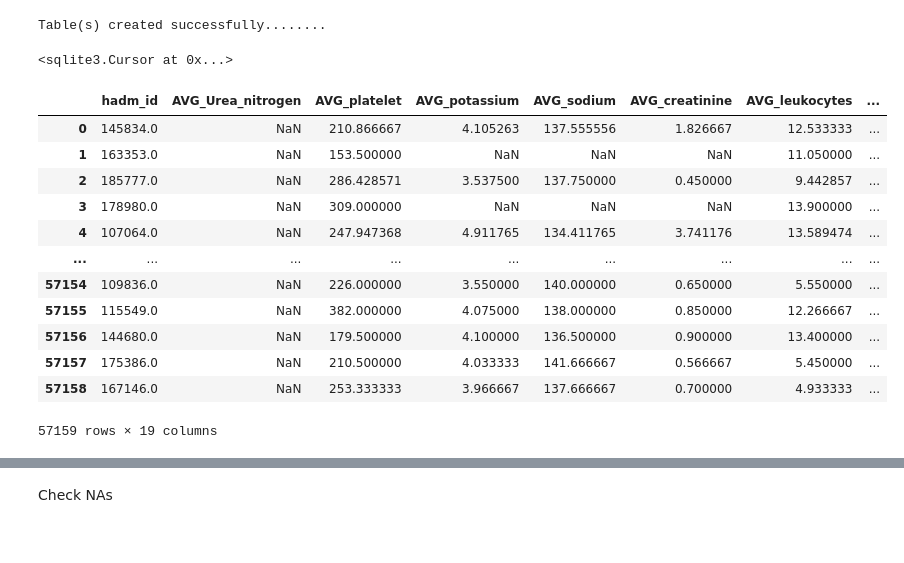
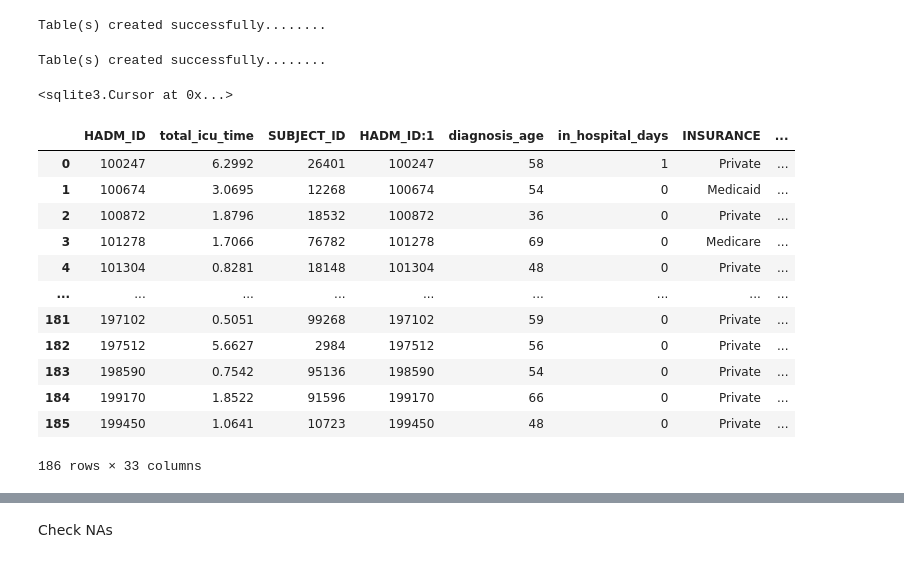
Before and after one commit to HuangruiChu/MIMIC-III-Breast-Cancer-study, a Jupyter notebook: MIMIC_Breast_Cancer.ipynb, the cells around one changed output, grey strips where cells are left out. Cells and saved outputs as stored; diff of their text form; code cells hidden in the pictures.

```diff
--- a/MIMIC_Breast_Cancer.ipynb
+++ b/MIMIC_Breast_Cancer.ipynb
@@ -760,38 +836,54 @@ print("Table(s) created successfully........")
 conn.commit()
 # %% [output]
 Table(s) created successfully........
+# %%
+cursor.execute("DROP TABLE IF EXISTS breast_subject_admit")
+breast_subject_admit='''
+CREATE TABLE breast_subject_admit AS
+  SELECT distinct b.expire_flag, a.hadm_id
+  FROM Breast_cancer b
+  inner join Admissions a on a.subject_id=b.subject_id
+  ;'''
+cursor.execute(breast_subject_admit)
+print("Table(s) created successfully........")
+conn.commit()
+# %% [output]
+Table(s) created successfully........
 # %%
-cursor.execute("DROP TABLE IF EXISTS wide_summary")
-wide_summary='''
-CREATE TABLE IF NOT EXISTS wide_summary AS
-  SELECT *,
-  case when subject_id in (select subject_id from Breast_cancer) then 1
+cursor.execute("DROP TABLE IF EXISTS breast_summary")
+breast_summary='''
+CREATE TABLE IF NOT EXISTS breast_summary AS
+  SELECT *
+  FROM
+  (SELECT *,
+  case when hadm_id in (select hadm_id from breast_subject_admit) then 1
   else 0
   end as breast_outcome
-  FROM data_summary
+  FROM data_summary)
+  where breast_outcome = 1
   '''
-cursor.execute(wide_summary)
+cursor.execute(breast_summary)
 # %% [output]
 <sqlite3.Cursor at 0x...>
 # %%
 sql='''
-  SELECT  *
-  FROM
-  wide_summary
+  SELECT a.*, b.expire_flag
+  FROM breast_summary a
+  left join breast_subject_admit b on a.hadm_id=b.hadm_id
   ;'''
 data = pd.read_sql(sql, conn)
 display(data)
 # %% [output]
-|  | hadm_id | AVG_Urea_nitrogen | AVG_platelet | AVG_potassium | AVG_sodium | AVG_creatinine | AVG_leukocytes | ... |
-| 0 | 145834.0 | NaN | 210.866667 | 4.105263 | 137.555556 | 1.826667 | 12.533333 | ... |
-| 1 | 163353.0 | NaN | 153.500000 | NaN | NaN | NaN | 11.050000 | ... |
-| 2 | 185777.0 | NaN | 286.428571 | 3.537500 | 137.750000 | 0.450000 | 9.442857 | ... |
-| 3 | 178980.0 | NaN | 309.000000 | NaN | NaN | NaN | 13.900000 | ... |
-| 4 | 107064.0 | NaN | 247.947368 | 4.911765 | 134.411765 | 3.741176 | 13.589474 | ... |
+|  | HADM_ID | total_icu_time | SUBJECT_ID | HADM_ID:1 | diagnosis_age | in_hospital_days | INSURANCE | ... |
+| 0 | 100247 | 6.2992 | 26401 | 100247 | 58 | 1 | Private | ... |
+| 1 | 100674 | 3.0695 | 12268 | 100674 | 54 | 0 | Medicaid | ... |
+| 2 | 100872 | 1.8796 | 18532 | 100872 | 36 | 0 | Private | ... |
+| 3 | 101278 | 1.7066 | 76782 | 101278 | 69 | 0 | Medicare | ... |
+| 4 | 101304 | 0.8281 | 18148 | 101304 | 48 | 0 | Private | ... |
 | ... | ... | ... | ... | ... | ... | ... | ... | ... |
-| 57154 | 109836.0 | NaN | 226.000000 | 3.550000 | 140.000000 | 0.650000 | 5.550000 | ... |
-| 57155 | 115549.0 | NaN | 382.000000 | 4.075000 | 138.000000 | 0.850000 | 12.266667 | ... |
-| 57156 | 144680.0 | NaN | 179.500000 | 4.100000 | 136.500000 | 0.900000 | 13.400000 | ... |
-| 57157 | 175386.0 | NaN | 210.500000 | 4.033333 | 141.666667 | 0.566667 | 5.450000 | ... |
-| 57158 | 167146.0 | NaN | 253.333333 | 3.966667 | 137.666667 | 0.700000 | 4.933333 | ... |
+| 181 | 197102 | 0.5051 | 99268 | 197102 | 59 | 0 | Private | ... |
+| 182 | 197512 | 5.6627 | 2984 | 197512 | 56 | 0 | Private | ... |
+| 183 | 198590 | 0.7542 | 95136 | 198590 | 54 | 0 | Private | ... |
+| 184 | 199170 | 1.8522 | 91596 | 199170 | 66 | 0 | Private | ... |
+| 185 | 199450 | 1.0641 | 10723 | 199450 | 48 | 0 | Private | ... |
-57159 rows × 19 columns
+186 rows × 33 columns
```
Also changed, not shown: parts of 56 cells of this notebook.
